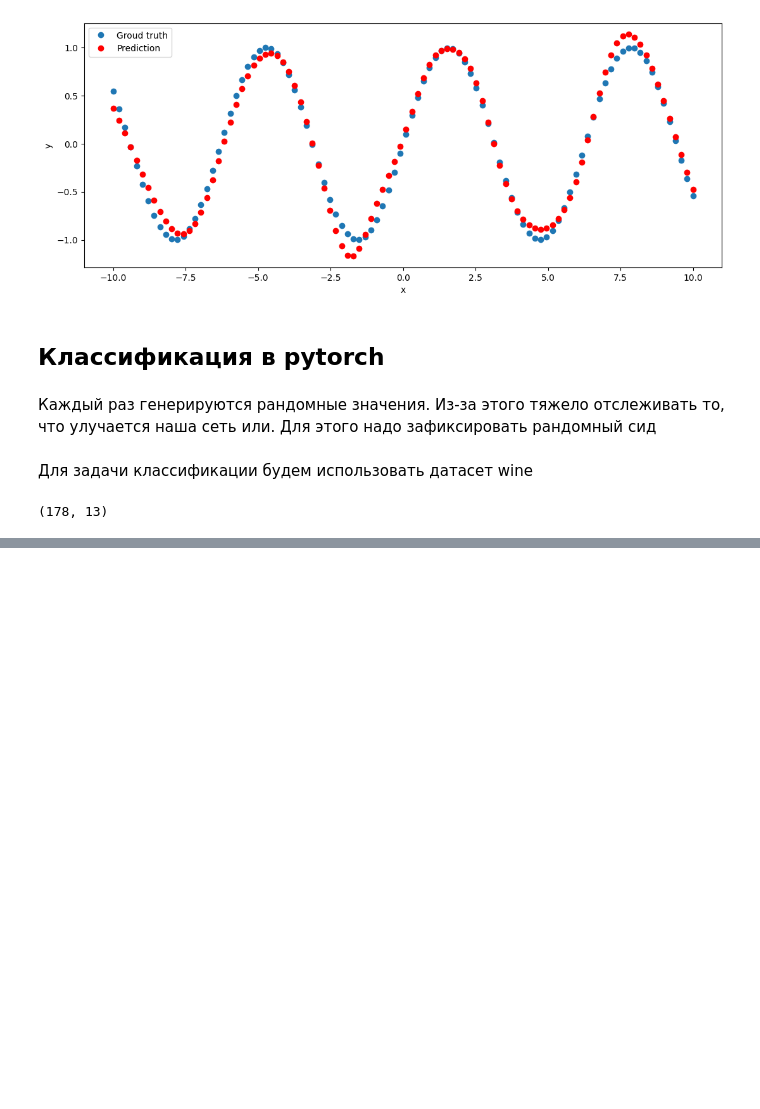
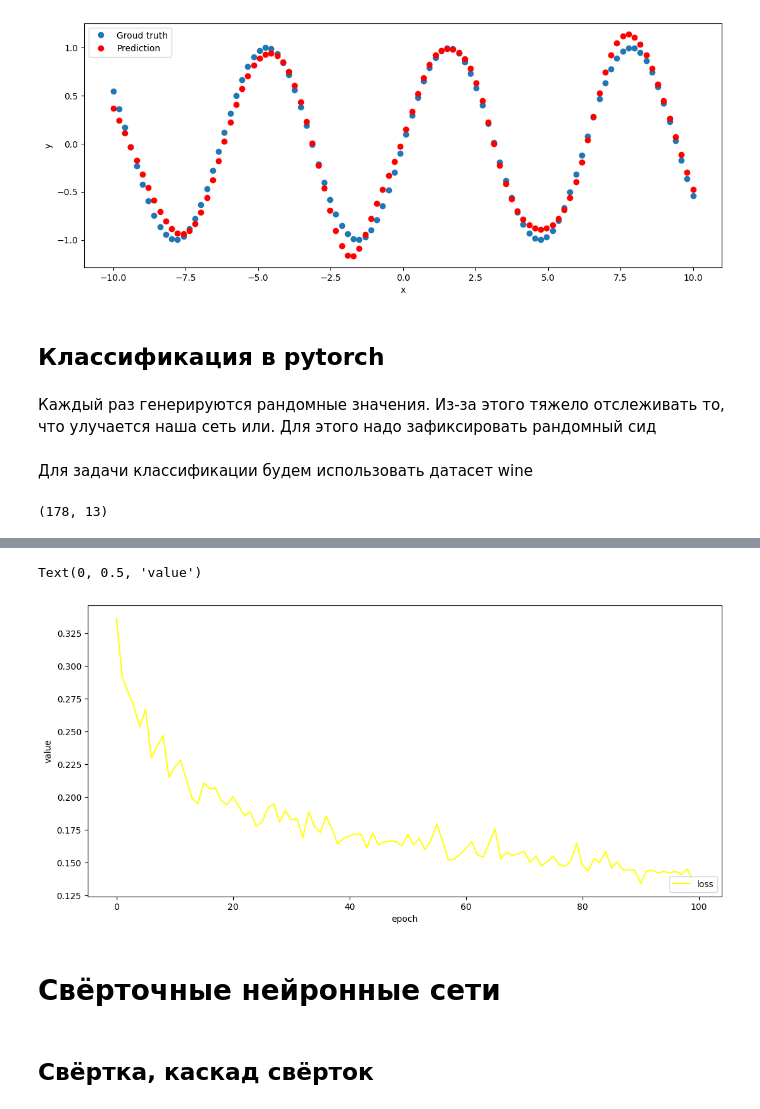
Before and after one commit to KORALLLL/summer_practice, a Jupyter notebook: notebooks/neural_networks_and_computer_vision.ipynb, the cells around one changed output, grey strips where cells are left out. Drawn from its saved outputs; the diff is of its cells as text; code cells hidden in the pictures; blank space fills up the shorter version.

```diff
--- a/notebooks/neural_networks_and_computer_vision.ipynb
+++ b/notebooks/neural_networks_and_computer_vision.ipynb
@@ -1149,0 +1578,12 @@ for i, color in zip(range(n_classes), plot_colors):
+# %%
+plt.plot(test_loss_history, c = 'yellow', label = 'loss')
+plt.legend(loc = 'lower right')
+plt.xlabel('epoch')
+plt.ylabel('value')
+# %% [output]
+Text(0, 0.5, 'value')
+[figure, added]
+# %% [markdown]
+# Свёрточные нейронные сети
+# %% [markdown]
+## Свёртка, каскад свёрток
```
Also changed, not shown: parts of 50 cells of this notebook.
